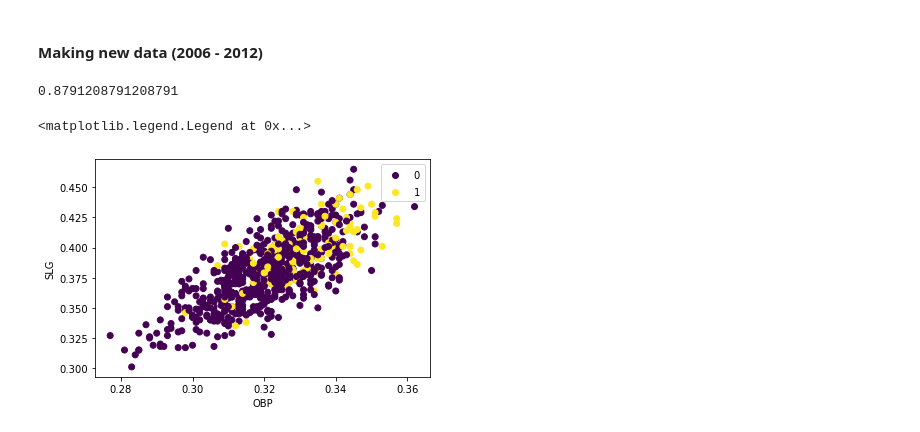
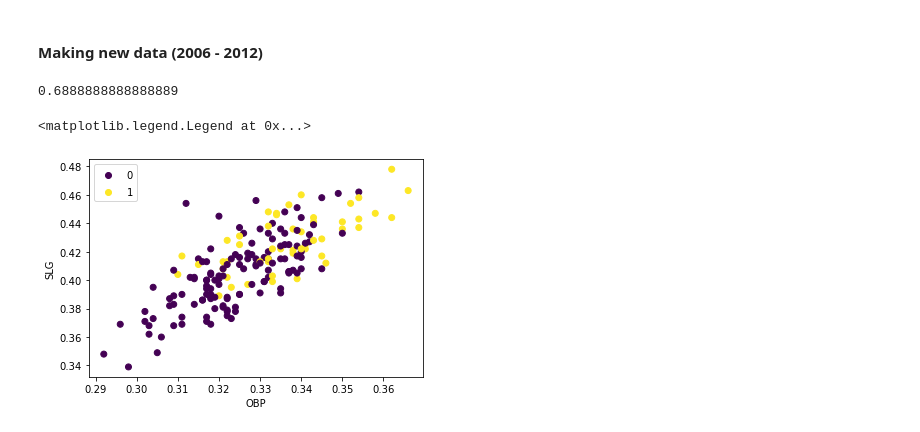
Before and after one commit to rohannakra/Moneyball-Data-Analysis, a Jupyter notebook: main.ipynb, the cells around one changed output. Drawn from its saved outputs; the diff is of its cells as text; code cells hidden in the pictures.

```diff
--- a/main.ipynb
+++ b/main.ipynb
@@ -245,22 +243,22 @@ ValueError: 'c' argument has 210 elements, which is inconsistent with 'x' and 'y
 # %% [markdown]
 #### Making new data (2006 - 2012)
 # %%
-recent_dataset = dataset.loc[dataset['Year'] <= 1993]
+recent_dataset = dataset.loc[dataset['Year'] > 2006]
 
 
 data_recent = (recent_dataset[['SLG', 'OBP']]).to_numpy()
 target_recent = (recent_dataset['Playoffs']).to_numpy()
 X_train, X_test, y_train, y_test = train_test_split(data_recent, target_recent)
 
 model = LogisticRegression()
 model.fit(X_train, y_train)
 print(model.score(X_test, y_test))
 
 scatter = plt.scatter(data_recent[:, 1], data_recent[:, 0], c=target_recent)    # lol data ain't linear
 plt.xlabel('OBP')
 plt.ylabel('SLG')
 plt.legend(*scatter.legend_elements())
 # %% [output]
-0.8791208791208791
+0.6888888888888889
 <matplotlib.legend.Legend at 0x...>
-[figure, old version]
+[figure, new version]
```
Also changed, not shown: parts of 5 cells of this notebook.
